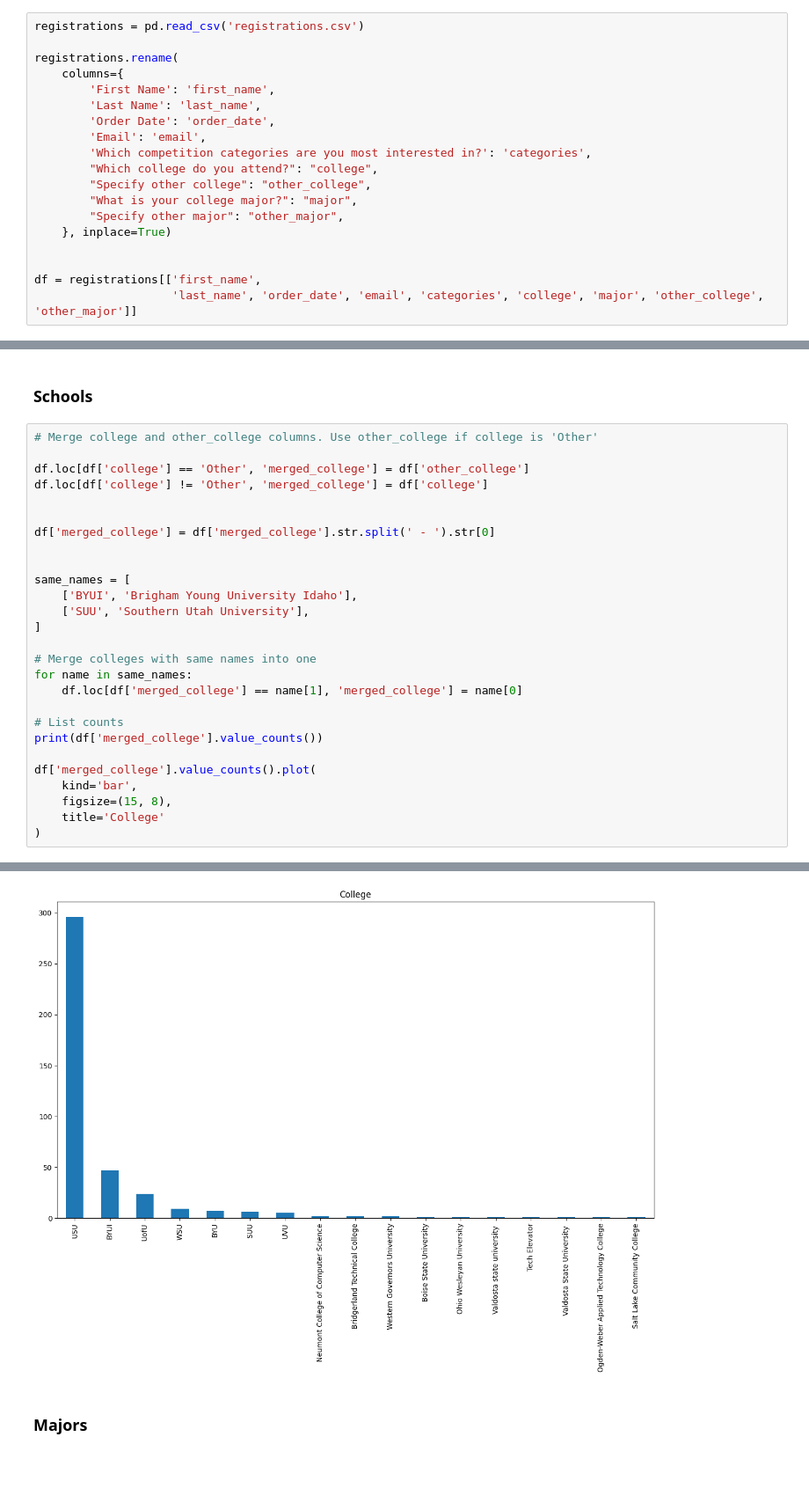
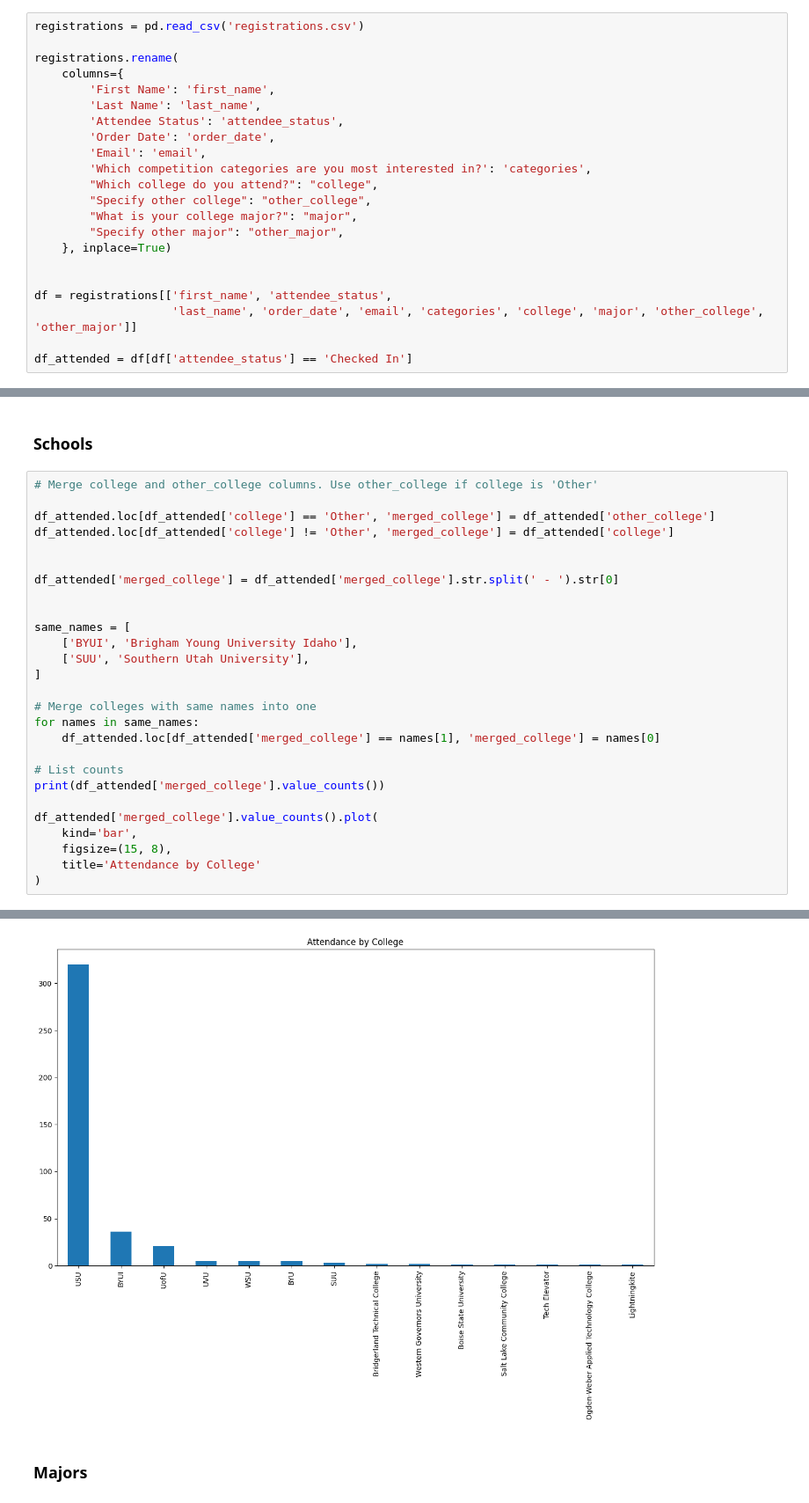
Before and after one commit to HackUSU-Competition/registration-stats, a Jupyter notebook: registrations.ipynb, the cells around one changed output, grey strips where cells are left out. Shown at 88% size. Saved outputs shown, nothing was run; the diff lists cells and outputs as text; blank space fills up the shorter version.

Commit message:
Update with final check-in data

```diff
--- a/registrations.ipynb
+++ b/registrations.ipynb
@@ -12,6 +12,7 @@ registrations.rename(
     columns={
         'First Name': 'first_name',
         'Last Name': 'last_name',
+        'Attendee Status': 'attendee_status',
         'Order Date': 'order_date',
         'Email': 'email',
         'Which competition categories are you most interested in?': 'categories',
@@ -22,5 +23,7 @@ registrations.rename(
     }, inplace=True)
 
 
-df = registrations[['first_name',
+df = registrations[['first_name', 'attendee_status',
                     'last_name', 'order_date', 'email', 'categories', 'college', 'major', 'other_college', 'other_major']]
+
+df_attended = df[df['attendee_status'] == 'Checked In']
@@ -102,11 +112,11 @@ Name: categories, dtype: int64
 # %%
 # Merge college and other_college columns. Use other_college if college is 'Other'
 
-df.loc[df['college'] == 'Other', 'merged_college'] = df['other_college']
-df.loc[df['college'] != 'Other', 'merged_college'] = df['college']
+df_attended.loc[df_attended['college'] == 'Other', 'merged_college'] = df_attended['other_college']
+df_attended.loc[df_attended['college'] != 'Other', 'merged_college'] = df_attended['college']
 
 
-df['merged_college'] = df['merged_college'].str.split(' - ').str[0]
+df_attended['merged_college'] = df_attended['merged_college'].str.split(' - ').str[0]
 
 
 same_names = [
@@ -115,15 +125,15 @@ same_names = [
 ]
 
 # Merge colleges with same names into one
-for name in same_names:
-    df.loc[df['merged_college'] == name[1], 'merged_college'] = name[0]
+for names in same_names:
+    df_attended.loc[df_attended['merged_college'] == names[1], 'merged_college'] = names[0]
 
 # List counts
-print(df['merged_college'].value_counts())
+print(df_attended['merged_college'].value_counts())
 
-df['merged_college'].value_counts().plot(
+df_attended['merged_college'].value_counts().plot(
     kind='bar',
     figsize=(15, 8),
-    title='College'
+    title='Attendance by College'
 )
 # %% [output]
@@ -159,4 +166,4 @@ See the caveats in the documentation: https://pandas.pydata.org/pandas-docs/stab
-[figure, old version]
+[figure, new version]
 # %% [markdown]
 ### Majors
 # %%
```
Also changed, not shown: parts of 8 cells of this notebook, 8 other files.
